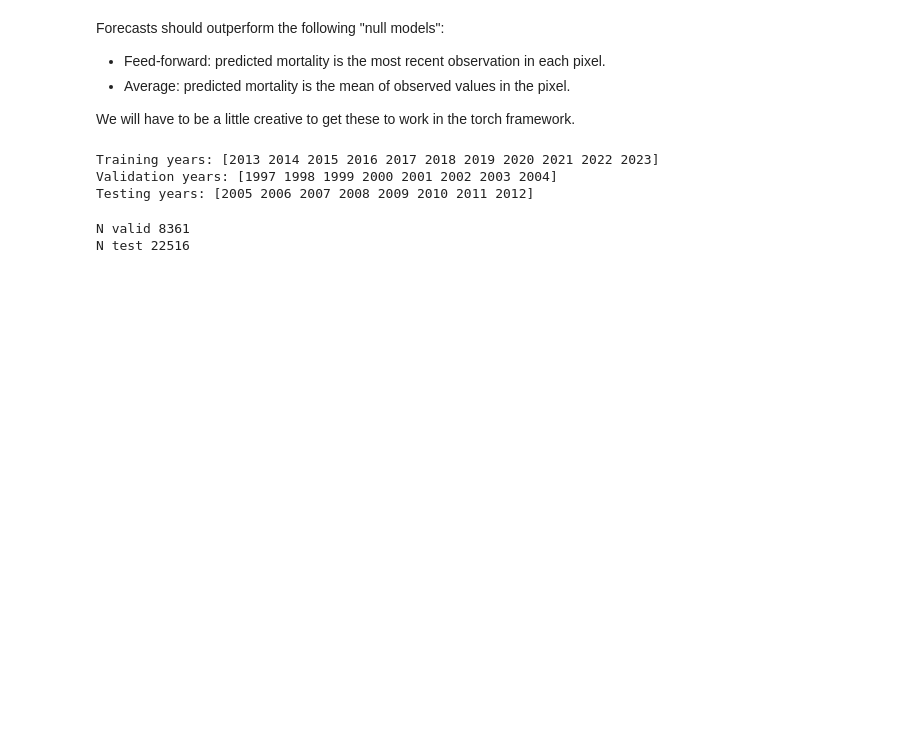
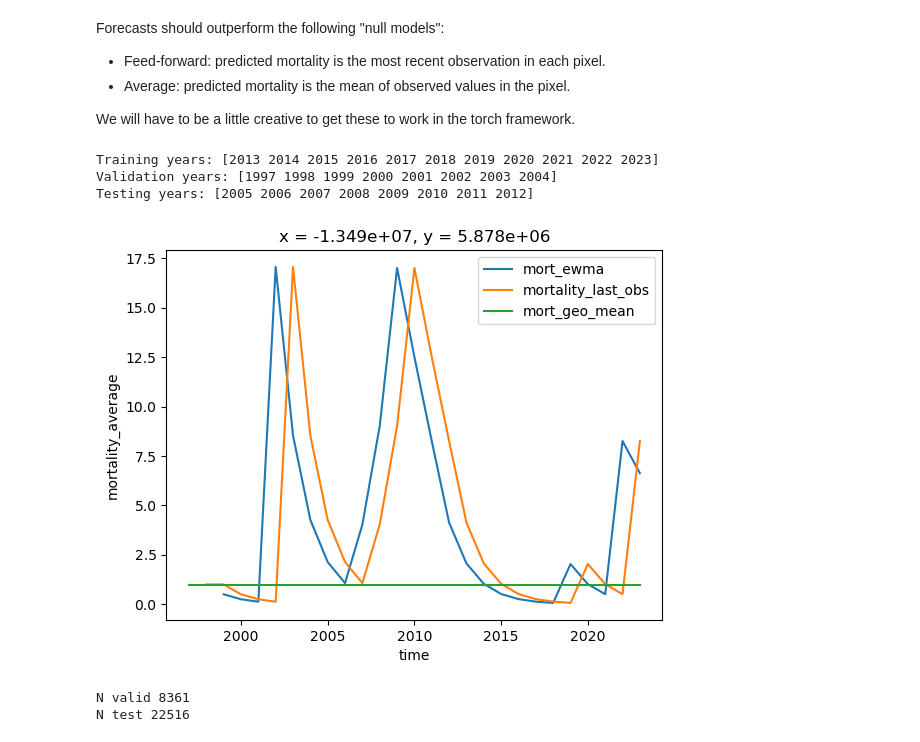
Before and after one commit to s-kganz/ForestLST, a Jupyter notebook: notebooks/null_models.ipynb, the cells around one changed output. Cells and saved outputs as stored; diff of their text form; code cells hidden in the pictures; blank space fills up the shorter version.

Commit message:
null models with smoothed mort

```diff
--- a/notebooks/null_models.ipynb
+++ b/notebooks/null_models.ipynb
@@ -22,9 +22,18 @@ finally:
     import util
 # %%
 # Prepare data
-# Ignore smoothing and total BA calculation because we don't use those at all here.
+# Ignore total BA calculation because we don't use those at all here.
 
 ds = xr.open_dataset("data_working/westmort.nc")
+
+ds["mort_ewma"] = xr.apply_ufunc(
+    util.manip.numpy_ewma_vectorized,
+    ds.mortality,
+    input_core_dims=[["time"]],
+    output_core_dims=[["time"]],
+    vectorize=True,
+    kwargs=dict(window=3)
+)
 
 years = ds.time.values
 
@@ -42,17 +51,28 @@ Testing years: [2005 2006 2007 2008 2009 2010 2011 2012]
 # %%
 # Geometric mean over time of the training set
 def safe_geometric_mean(arr, dim):
     # Prevent -Inf
     arr = (arr / 100) + 1e-3
 
     arr_log = np.log(arr)
     arr_log_mean = arr_log.mean(dim=dim)
     return (np.exp(arr_log_mean) - 1e-3) * 100
 
-ds["mortality_average"]  = safe_geometric_mean(ds.sel(time=train_years).mortality, ("time"))
+ds["mortality_average"]  = safe_geometric_mean(ds.sel(time=train_years).mort_ewma, ("time"))
 
 # Last valid observation in a cell
-ds["mortality_last_obs"] = ds["mortality"].ffill(dim="time").shift(time=1)
+ds["mortality_last_obs"] = ds.mort_ewma.ffill(dim="time").shift(time=1)
+
+fig, ax = plt.subplots()
+
+ds.isel(x=100, y=100).mort_ewma.plot(ax=ax, label="mort_ewma")
+ds.isel(x=100, y=100).mortality_last_obs.plot(ax=ax, label="mortality_last_obs")
+ds.isel(x=100, y=100).mortality_average.expand_dims(time=ds.time).plot(ax=ax, label="mort_geo_mean")
+
+ax.legend()
+plt.show()
+# %% [output]
+[figure, added]
 # %%
 # Use the same setup as when we train the convnets
 window = dict(x=[8, False], y=[8, False], time=[5, False])
```
Also changed, not shown: parts of 4 cells of this notebook.
